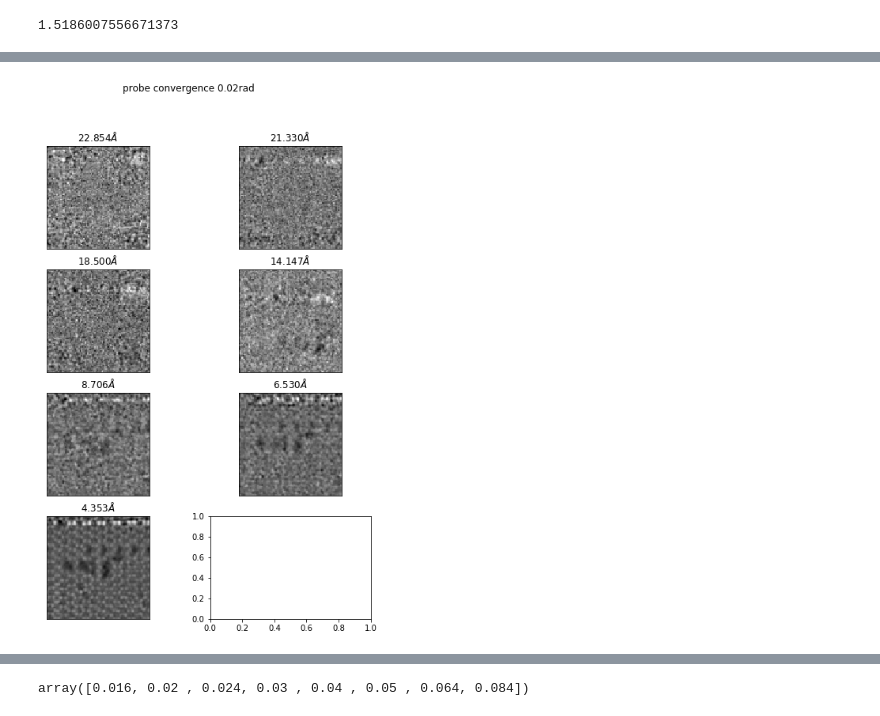
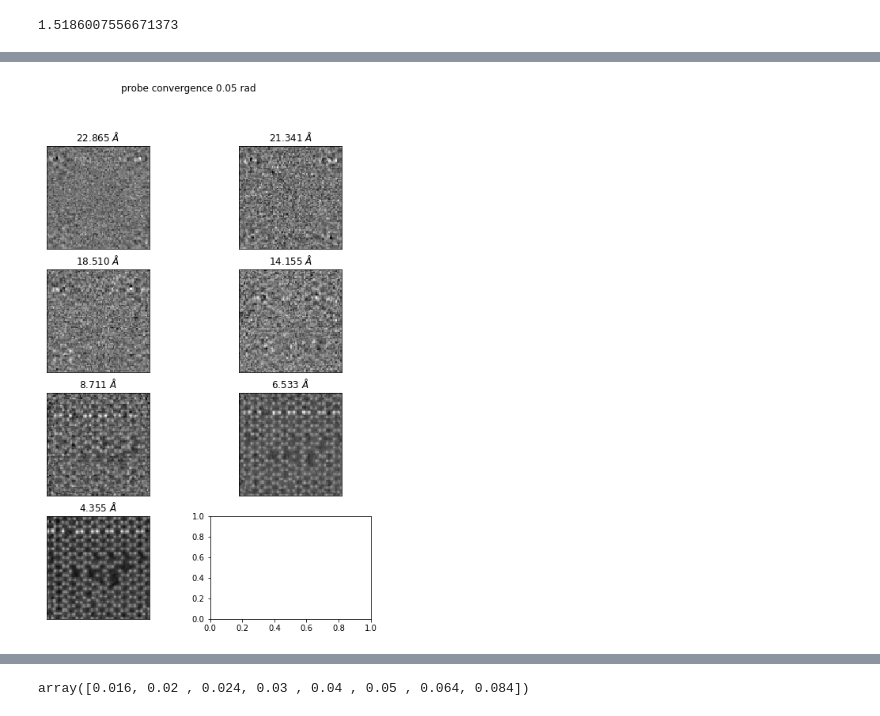
Before and after one commit to CDScattering/Staff-notebooks, a Jupyter notebook: ptyREX_sim_matrix/4_inspect_ptycho_recons.ipynb, the cells around one changed output, grey strips where cells are left out. Drawn from its saved outputs; the diff is of its cells as text; code cells hidden in the pictures.

```diff
--- a/ptyREX_sim_matrix/4_inspect_ptycho_recons.ipynb
+++ b/ptyREX_sim_matrix/4_inspect_ptycho_recons.ipynb
@@ -325,7 +327,6 @@ for i in range(6):
         nrmse_scores.append(nrmse_score)
         mse_scores.append(mse_score)
 
-conv_angles = [0.016, 0.020, 0.030, 0.050, 0.064, 0.084]
 convergence = np.asarray(convergence)
 fig, ax = plt.subplots(1,2,figsize=(11,4))
 for angle in conv_angles:
@@ -373,7 +374,6 @@ for i in range(6):
         nrmse_scores.append(nrmse_score)
         mse_scores.append(mse_score)
 
-conv_angles = [0.016, 0.020, 0.030, 0.050, 0.064, 0.084]
 convergence = np.asarray(convergence)
 fig, ax = plt.subplots(1,2,figsize=(11,4))
 for angle in conv_angles:
@@ -398,29 +398,29 @@ None
 # %%
 # To plot objects as a function of convergence angles
 conv_angles = np.asarray(conv_angles)
-angle = 0.020
+angle = 0.050
 ind = np.where(conv_angles==angle)
 
 objects = []
 step_sizes = []
 sh1 = 84
 for json_dict in defocus_probes_dict[ind[0][0]]:
     step_size = json_dict['process']['common']['scan']['dR'][0]
     step_sizes.append(step_size)
     obj = crop_recon_obj(json_dict['json_path'])
     img = abs(np.min(np.angle(obj))) + np.angle(obj)
     sh0 = img.shape[0]
     img_crop = img[int(sh0/2 - sh1/2):int(sh0/2 + sh1/2), int(sh0/2 - sh1/2):int(sh0/2 + sh1/2)]
     objects.append(img_crop)
 fig, ax = plt.subplots(4,2, figsize=(8,11))
 for i, step in enumerate(step_sizes):
 
     ax[int(i / 2), i%2].imshow(objects[i])
-    ax[int(i / 2), i%2].set_title('%2.3f'%(1e10*step)+'$\AA$' )
+    ax[int(i / 2), i%2].set_title('%2.3f'%(1e10*step)+' $\AA$' )
 
     ax[int(i / 2), i%2].set_xticks([])
     ax[int(i / 2), i%2].set_yticks([])
-fig.suptitle('probe convergence ' + str(angle)+ 'rad')
+fig.suptitle('probe convergence ' + str(angle)+ ' rad')
 None
 # %% [output]
-[figure, old version]
+[figure, new version]
```
Also changed, not shown: parts of 5 cells of this notebook.
